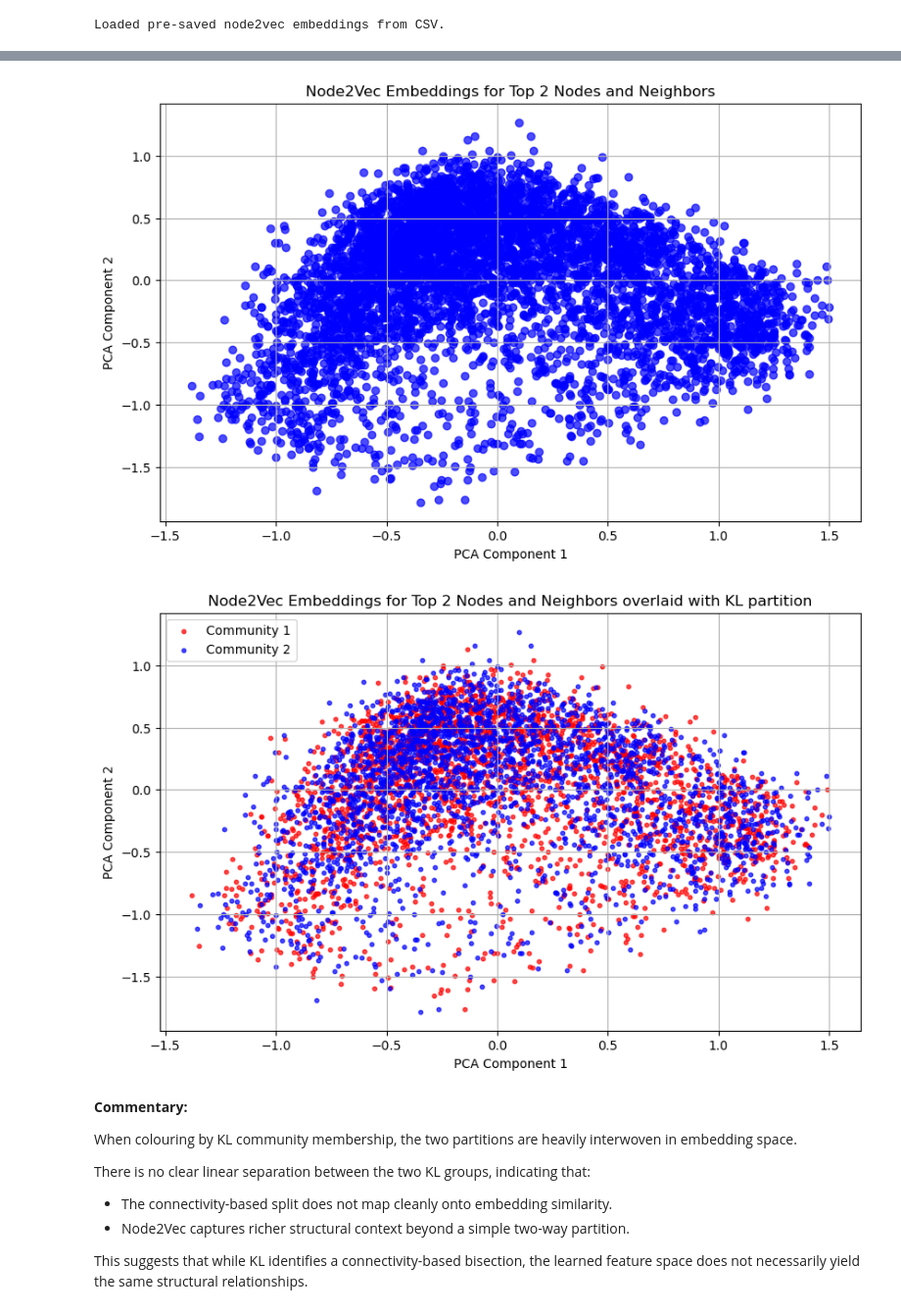
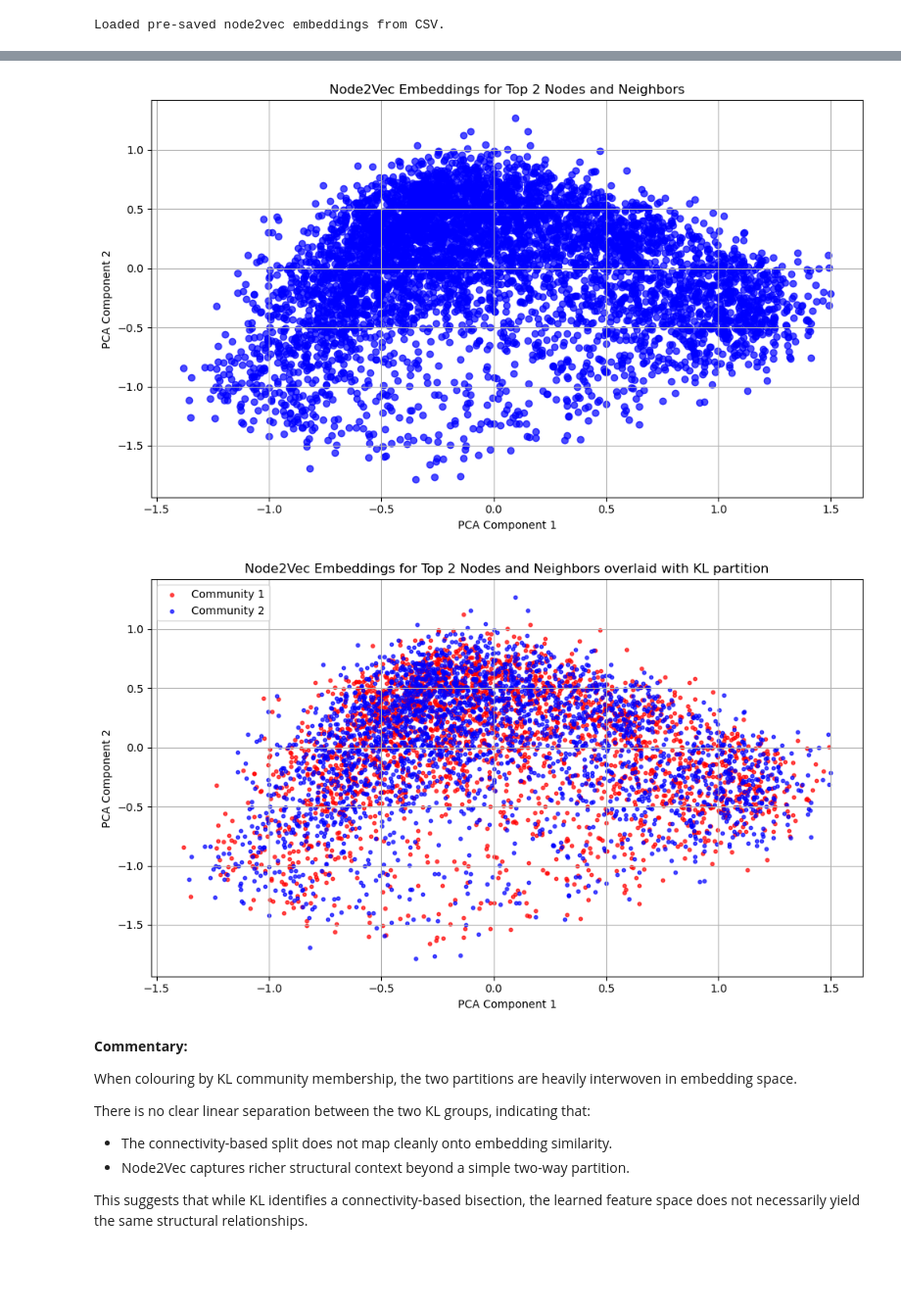
Before and after one commit to abfazal1/github-network-analysis, a Jupyter notebook: github_network_analysis.ipynb, the cells around one changed output, grey strips where cells are left out. Shown at 98% size. Saved outputs shown, nothing was run; the diff lists cells and outputs as text; code cells hidden in the pictures; blank space fills up the shorter version.

```diff
--- a/github_network_analysis.ipynb
+++ b/github_network_analysis.ipynb
@@ -711,35 +731,39 @@ plt.title("Node2Vec Embeddings for Top 2 Nodes and Neighbors", fontsize=12)
 plt.xlabel("PCA Component 1", fontsize=10)
 plt.ylabel("PCA Component 2", fontsize=10)
 plt.grid(True)
+plt.tight_layout()
+plt.savefig("images/pca.png", dpi=300, bbox_inches="tight")
 plt.show()
 
 # Overlaying with KL partition
 community_1_color = 'red'
 community_2_color = 'blue'
 node_colors = []
 for node in embeddings.index:
     if node in group_1:
         node_colors.append(community_1_color)
     else:
         node_colors.append(community_2_color)
 node_colors = np.array(node_colors)
 plt.figure(figsize=(10, 6))
 plt.scatter(reduced_embeddings[node_colors == community_1_color, 0],
             reduced_embeddings[node_colors == community_1_color, 1],
             color=community_1_color, alpha=0.7, s=10, label="Community 1")
 
 plt.scatter(reduced_embeddings[node_colors == community_2_color, 0],
             reduced_embeddings[node_colors == community_2_color, 1],
             color=community_2_color, alpha=0.7, s=10, label="Community 2")
 plt.title("Node2Vec Embeddings for Top 2 Nodes and Neighbors overlaid with KL partition", fontsize=12)
 plt.xlabel("PCA Component 1", fontsize=10)
 plt.ylabel("PCA Component 2", fontsize=10)
 plt.grid(True)
 plt.legend(loc="upper left")
+plt.tight_layout()
+plt.savefig("images/pca_kl_overlay.png", dpi=300, bbox_inches="tight")
 plt.show()
 # %% [output]
-[figure, old version]
+[figure, new version]
-[figure, old version]
+[figure, new version]
 # %% [markdown]
 **Commentary:**
 
```
Also changed, not shown: parts of 23 cells of this notebook, 13 other files.
